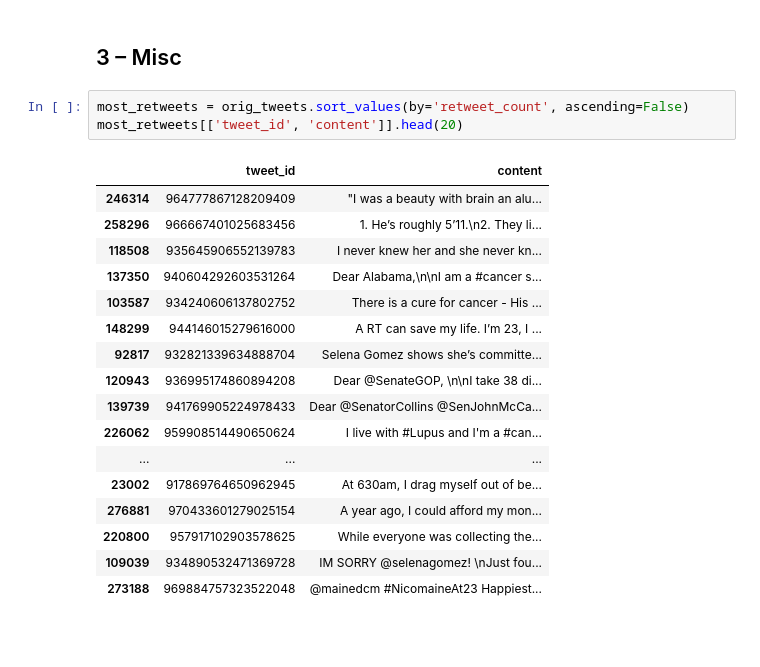
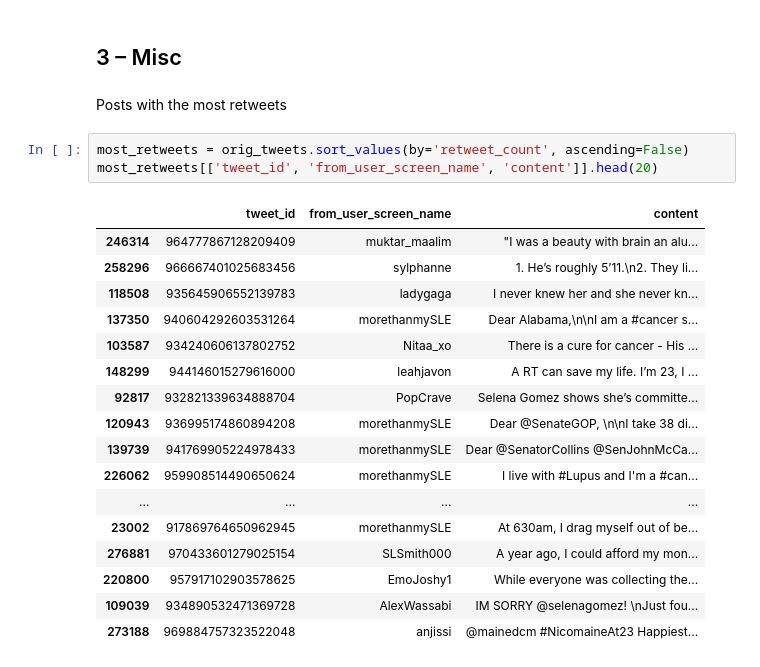
Before and after one commit to vishaalprasadsjsu/lupus-big-data, a Jupyter notebook: twitter_python/vishaal/lupus-graphs.ipynb, the cells around one changed output. Drawn from its saved outputs; the diff is of its cells as text; blank space fills up the shorter version.

```diff
--- a/twitter_python/vishaal/lupus-graphs.ipynb
+++ b/twitter_python/vishaal/lupus-graphs.ipynb
@@ -101,24 +101,26 @@ retweeted_urls.head(10)
 | 216503 | 956567367080906752 | billboard | Lady Gaga teases music video for ... | https://t.co/pm9gtTrSOr | 410 |
 # %% [markdown]
 ## 3 – Misc
+# %% [markdown]
+Posts with the most retweets
 # %%
 most_retweets = orig_tweets.sort_values(by='retweet_count', ascending=False)
-most_retweets[['tweet_id', 'content']].head(20)
+most_retweets[['tweet_id', 'from_user_screen_name', 'content']].head(20)
 # %% [output]
-|  | tweet_id | content |
-| 246314 | 964777867128209409 | "I was a beauty with brain an alu... |
-| 258296 | 966667401025683456 | 1. He’s roughly 5’11.\n2. They li... |
-| 118508 | 935645906552139783 | I never knew her and she never kn... |
-| 137350 | 940604292603531264 | Dear Alabama,\n\nI am a #cancer s... |
-| 103587 | 934240606137802752 | There is a cure for cancer - His ... |
-| 148299 | 944146015279616000 | A RT can save my life. I’m 23, I ... |
-| 92817 | 932821339634888704 | Selena Gomez shows she’s committe... |
-| 120943 | 936995174860894208 | Dear @SenateGOP, \n\nI take 38 di... |
-| 139739 | 941769905224978433 | Dear @SenatorCollins @SenJohnMcCa... |
-| 226062 | 959908514490650624 | I live with #Lupus and I'm a #can... |
-| ... | ... | ... |
-| 23002 | 917869764650962945 | At 630am, I drag myself out of be... |
-| 276881 | 970433601279025154 | A year ago, I could afford my mon... |
-| 220800 | 957917102903578625 | While everyone was collecting the... |
-| 109039 | 934890532471369728 | IM SORRY @selenagomez! \nJust fou... |
-| 273188 | 969884757323522048 | @mainedcm #NicomaineAt23 Happiest... |
+|  | tweet_id | from_user_screen_name | content |
+| 246314 | 964777867128209409 | muktar_maalim | "I was a beauty with brain an alu... |
+| 258296 | 966667401025683456 | sylphanne | 1. He’s roughly 5’11.\n2. They li... |
+| 118508 | 935645906552139783 | ladygaga | I never knew her and she never kn... |
+| 137350 | 940604292603531264 | morethanmySLE | Dear Alabama,\n\nI am a #cancer s... |
+| 103587 | 934240606137802752 | Nitaa_xo | There is a cure for cancer - His ... |
+| 148299 | 944146015279616000 | leahjavon | A RT can save my life. I’m 23, I ... |
+| 92817 | 932821339634888704 | PopCrave | Selena Gomez shows she’s committe... |
+| 120943 | 936995174860894208 | morethanmySLE | Dear @SenateGOP, \n\nI take 38 di... |
+| 139739 | 941769905224978433 | morethanmySLE | Dear @SenatorCollins @SenJohnMcCa... |
+| 226062 | 959908514490650624 | morethanmySLE | I live with #Lupus and I'm a #can... |
+| ... | ... | ... | ... |
+| 23002 | 917869764650962945 | morethanmySLE | At 630am, I drag myself out of be... |
+| 276881 | 970433601279025154 | SLSmith000 | A year ago, I could afford my mon... |
+| 220800 | 957917102903578625 | EmoJoshy1 | While everyone was collecting the... |
+| 109039 | 934890532471369728 | AlexWassabi | IM SORRY @selenagomez! \nJust fou... |
+| 273188 | 969884757323522048 | anjissi | @mainedcm #NicomaineAt23 Happiest... |
```
